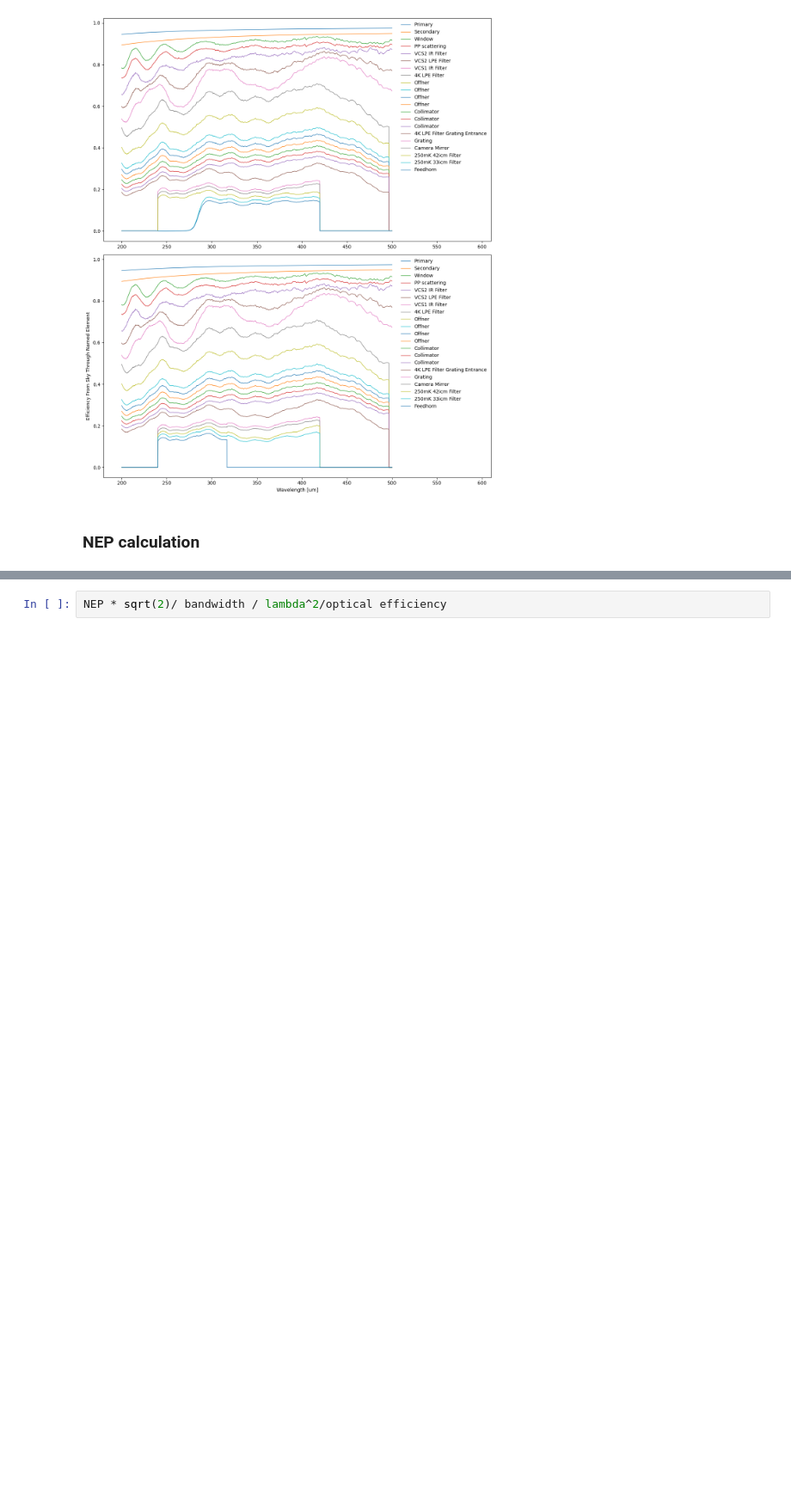
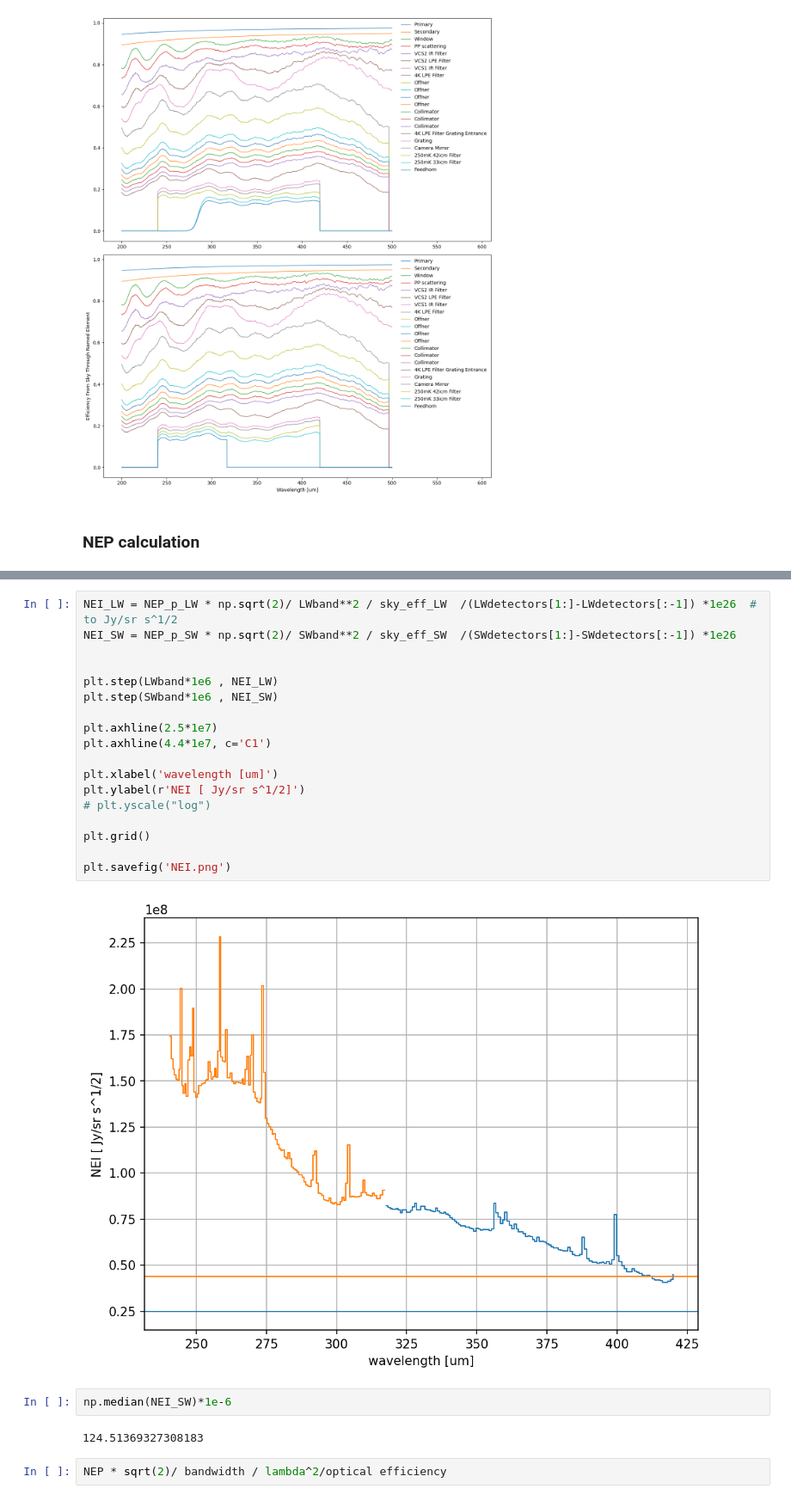
Before and after one commit to tim-balloon/tim-inst_modl, a Jupyter notebook: Spectral_loading_model/Spectral_loading.ipynb, the cells around one changed output, grey strips where cells are left out. Shown at 86% size. Saved outputs shown, nothing was run; the diff lists cells and outputs as text; blank space fills up the shorter version.

```diff
--- a/Spectral_loading_model/Spectral_loading.ipynb
+++ b/Spectral_loading_model/Spectral_loading.ipynb
@@ -838,2 +888,26 @@ plt.grid()
+# %%
+NEI_LW = NEP_p_LW * np.sqrt(2)/ LWband**2 / sky_eff_LW  /(LWdetectors[1:]-LWdetectors[:-1]) *1e26  # to Jy/sr s^1/2
+NEI_SW = NEP_p_SW * np.sqrt(2)/ SWband**2 / sky_eff_SW  /(SWdetectors[1:]-SWdetectors[:-1]) *1e26
+
+
+plt.step(LWband*1e6 , NEI_LW)
+plt.step(SWband*1e6 , NEI_SW)
+
+plt.axhline(2.5*1e7)
+plt.axhline(4.4*1e7, c='C1')
+
+plt.xlabel('wavelength [um]')
+plt.ylabel(r'NEI [ Jy/sr s^1/2]')
+# plt.yscale("log")
+
+plt.grid()
+
+plt.savefig('NEI.png')
+# %% [output]
+[figure, added]
+# %%
+np.median(NEI_SW)*1e-6
+# %% [output]
+124.51369327308183
 # %%
 NEP * sqrt(2)/ bandwidth / lambda^2/optical efficiency
```
Also changed, not shown: parts of 8 cells of this notebook, 17 other files.
